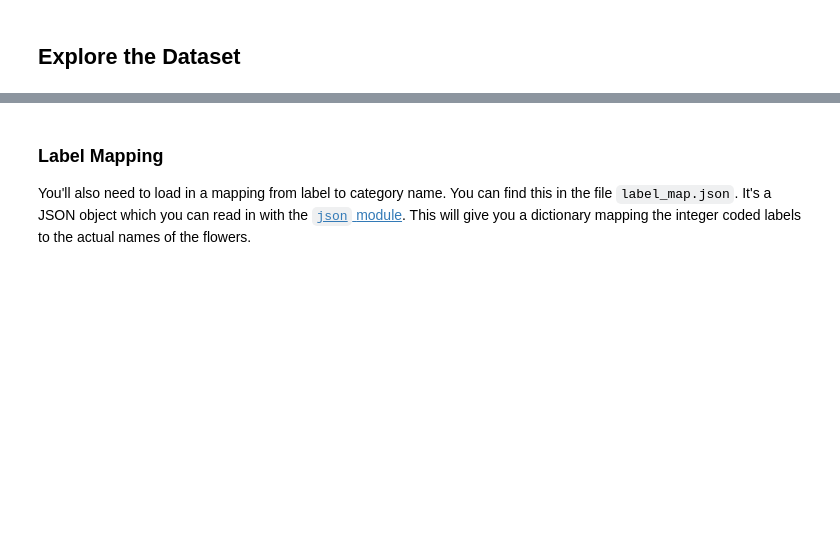
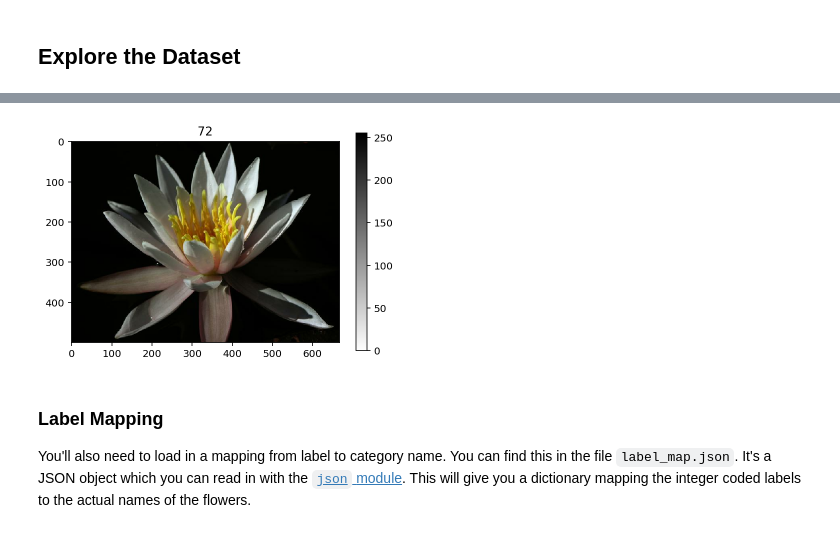
Before and after one commit to udacity/intro-to-ml-tensorflow, a Jupyter notebook: projects/p2_image_classifier/Project_Image_Classifier_Project.ipynb, the cells around one changed output, grey strips where cells are left out. Cells and saved outputs as stored; diff of their text form; code cells hidden in the pictures; blank space fills up the shorter version.

```diff
--- a/projects/p2_image_classifier/Project_Image_Classifier_Project.ipynb
+++ b/projects/p2_image_classifier/Project_Image_Classifier_Project.ipynb
@@ -72,2 +107,4 @@ Downloading and preparing dataset oxford_flowers102/2.0.0 (download: 336.76 MiB,
 # %%
 # TODO: Print the shape and corresponding label of 3 images in the training set.
+for image, label in training_set.take(3):
+    print('This sample image in the training set have:\n\u2022 label:', label, '\n\u2022 shape:', image.shape, '\n')
@@ -74,6 +123,16 @@ Downloading and preparing dataset oxford_flowers102/2.0.0 (download: 336.76 MiB,
 # %%
 # TODO: Plot 1 image from the training set. Set the title
 # of the plot to the corresponding image label.
+for image, label in training_set.take(1):
+    image = image.numpy().squeeze()
+    label = label.numpy()
+
+plt.title(label)
+plt.imshow(image, cmap= plt.cm.binary)
+plt.colorbar()
+plt.show()
+# %% [output]
+[figure, added]
 # %% [markdown]
 ### Label Mapping
 
```
Also changed, not shown: parts of 9 cells of this notebook.
